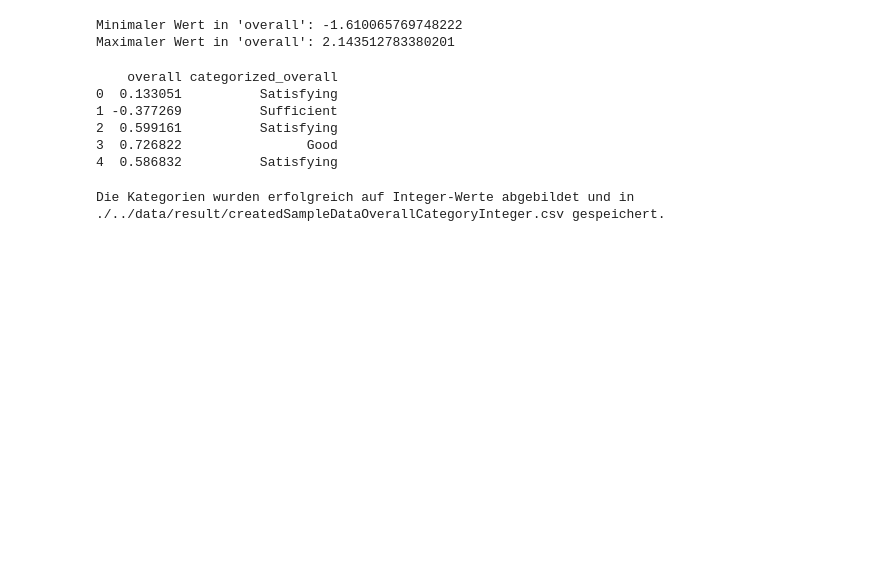
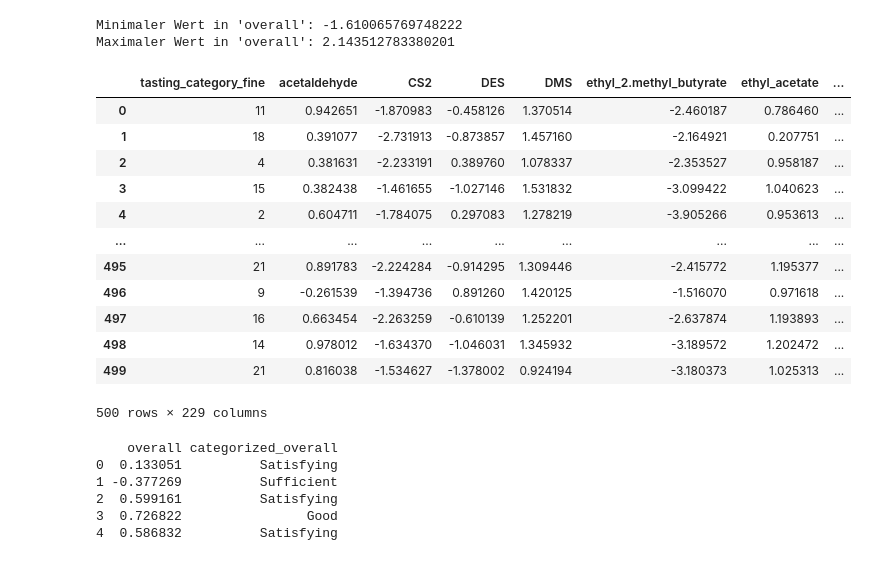
Before and after one commit to MaDe2101/DMLBeerProject, a Jupyter notebook: src/OverallCategorizing.ipynb, the cells around one changed output. Drawn from its saved outputs; the diff is of its cells as text; code cells hidden in the pictures; blank space fills up the shorter version.

```diff
--- a/src/OverallCategorizing.ipynb
+++ b/src/OverallCategorizing.ipynb
@@ -25,6 +25,22 @@ else:
 # %% [output]
 Minimaler Wert in 'overall': -1.610065769748222
 Maximaler Wert in 'overall': 2.143512783380201
+# %%
+df
+# %% [output]
+|  | tasting_category_fine | acetaldehyde | CS2 | DES | DMS | ethyl_2.methyl_butyrate | ethyl_acetate | ... |
+| 0 | 11 | 0.942651 | -1.870983 | -0.458126 | 1.370514 | -2.460187 | 0.786460 | ... |
+| 1 | 18 | 0.391077 | -2.731913 | -0.873857 | 1.457160 | -2.164921 | 0.207751 | ... |
+| 2 | 4 | 0.381631 | -2.233191 | 0.389760 | 1.078337 | -2.353527 | 0.958187 | ... |
+| 3 | 15 | 0.382438 | -1.461655 | -1.027146 | 1.531832 | -3.099422 | 1.040623 | ... |
+| 4 | 2 | 0.604711 | -1.784075 | 0.297083 | 1.278219 | -3.905266 | 0.953613 | ... |
+| ... | ... | ... | ... | ... | ... | ... | ... | ... |
+| 495 | 21 | 0.891783 | -2.224284 | -0.914295 | 1.309446 | -2.415772 | 1.195377 | ... |
+| 496 | 9 | -0.261539 | -1.394736 | 0.891260 | 1.420125 | -1.516070 | 0.971618 | ... |
+| 497 | 16 | 0.663454 | -2.263259 | -0.610139 | 1.252201 | -2.637874 | 1.193893 | ... |
+| 498 | 14 | 0.978012 | -1.634370 | -1.046031 | 1.345932 | -3.189572 | 1.202472 | ... |
+| 499 | 21 | 0.816038 | -1.534627 | -1.378002 | 0.924194 | -3.180373 | 1.025313 | ... |
+500 rows × 229 columns
 # %%
 # Überprüfen, ob die Spalte "overall" existiert
 if 'overall' in df.columns:
@@ -72,6 +88,4 @@ def map_categories_to_integers(input_csv, output_csv, column_name):
     df.to_csv(output_csv, index=False)
     print(f"Die Kategorien wurden erfolgreich auf Integer-Werte abgebildet und in {output_csv} gespeichert.")
 # %%
-map_categories_to_integers('./../data/result/createdSampleDataOverallCategory.csv', './../data/result/createdSampleDataOverallCategoryInteger.csv', 'categorized_overall')
+#map_categories_to_integers('./../data/result/createdSampleDataOverallCategory.csv', './../data/result/createdSampleDataOverallCategoryInteger.csv', 'categorized_overall')
-# %% [output]
-Die Kategorien wurden erfolgreich auf Integer-Werte abgebildet und in ./../data/result/createdSampleDataOverallCategoryInteger.csv gespeichert.
```
Also changed, not shown: parts of 3 cells of this notebook, 31 other files.
